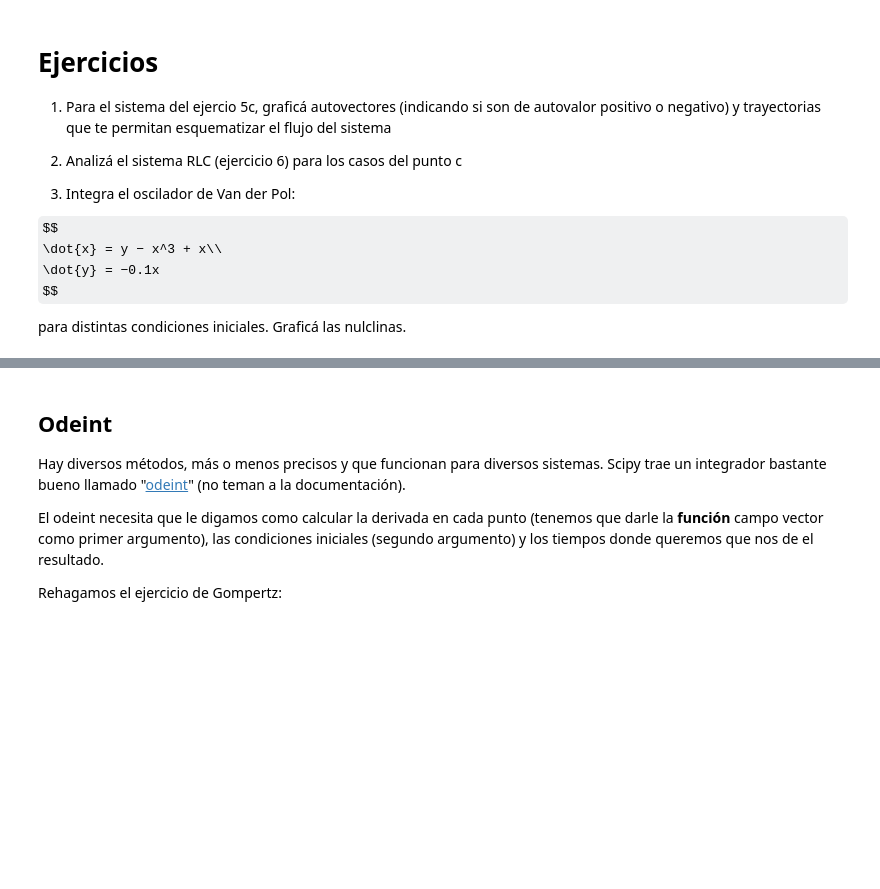
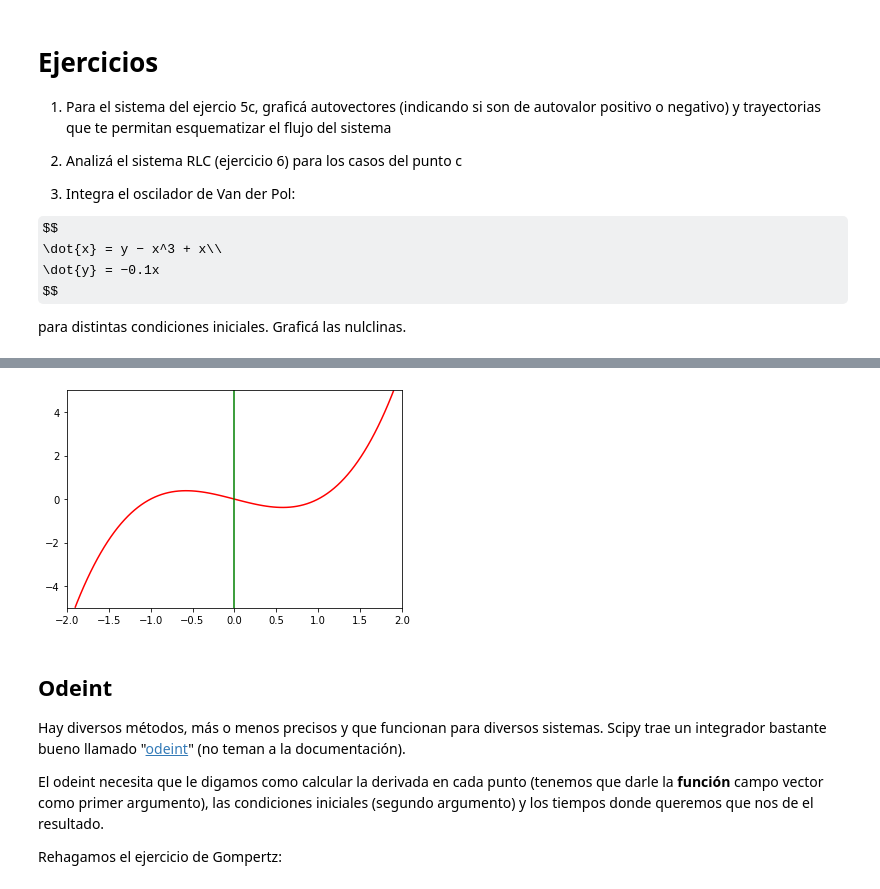
Before and after one commit to jfdoppler/DNL_1c2021, a Jupyter notebook: 04_integracion_2_rk.ipynb, the cells around one changed output, grey strips where cells are left out. Cells and saved outputs as stored; diff of their text form; code cells hidden in the pictures; some formulas as TeX source; blank space fills up the shorter version.

```diff
--- a/04_integracion_2_rk.ipynb
+++ b/04_integracion_2_rk.ipynb
@@ -209,3 +218,8 @@ $$
 $$
 
 para distintas condiciones iniciales. Graficá las nulclinas.
+# %%
+def dxdt(z, t):
+    x = z[0]
+    y = z[1]
+    return [y-x**3+x, -0.1*x]
@@ -212,3 +243,13 @@ para distintas condiciones iniciales. Graficá las nulclinas.
+# %%
+x = np.linspace(-2, 2, 100)
+y = np.linspace(-5, 5, 100)
+XX, YY = np.meshgrid(x, y)
+DX, DY = dxdt([XX, YY], 0)
+# %%
+c = plt.contour(XX, YY, DX, levels=[0], colors=['r'])
+c = plt.contour(XX, YY, DY, levels=[0], colors=['g'])
+# %% [output]
+[figure, added]
 # %% [markdown]
 ## Odeint
 
```
Also changed, not shown: parts of 7 cells of this notebook.
